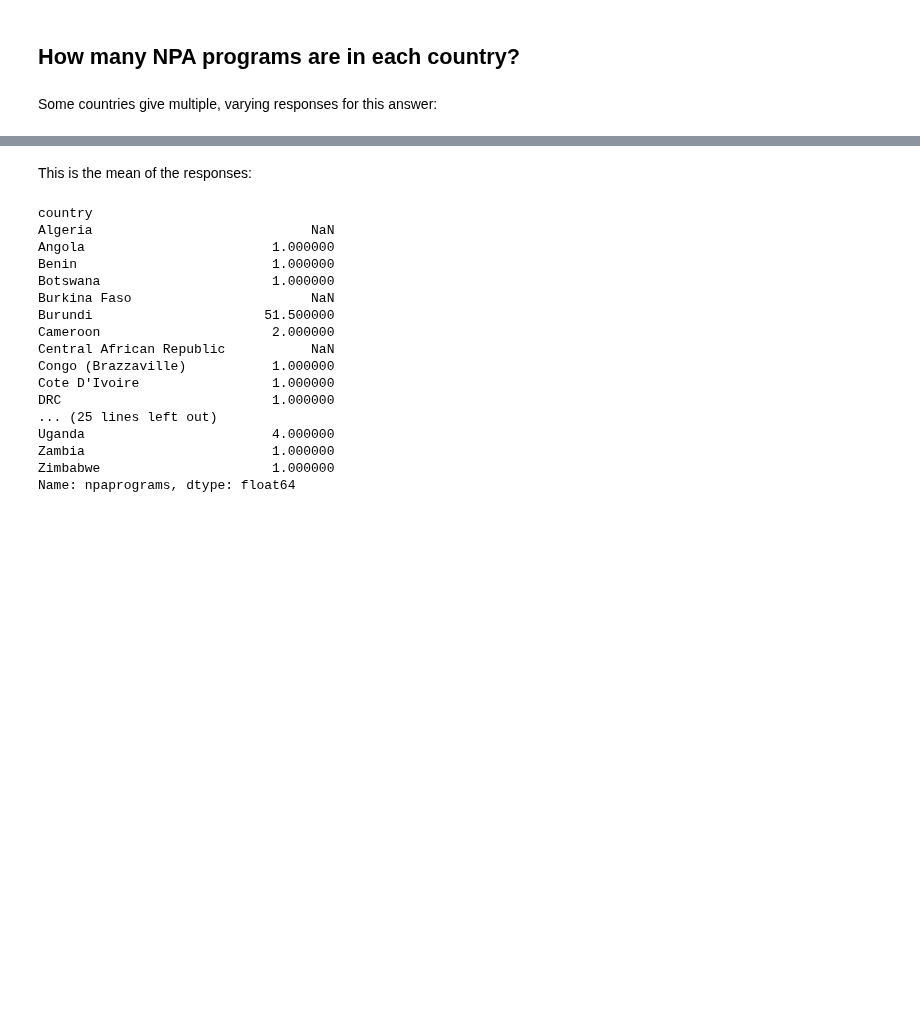
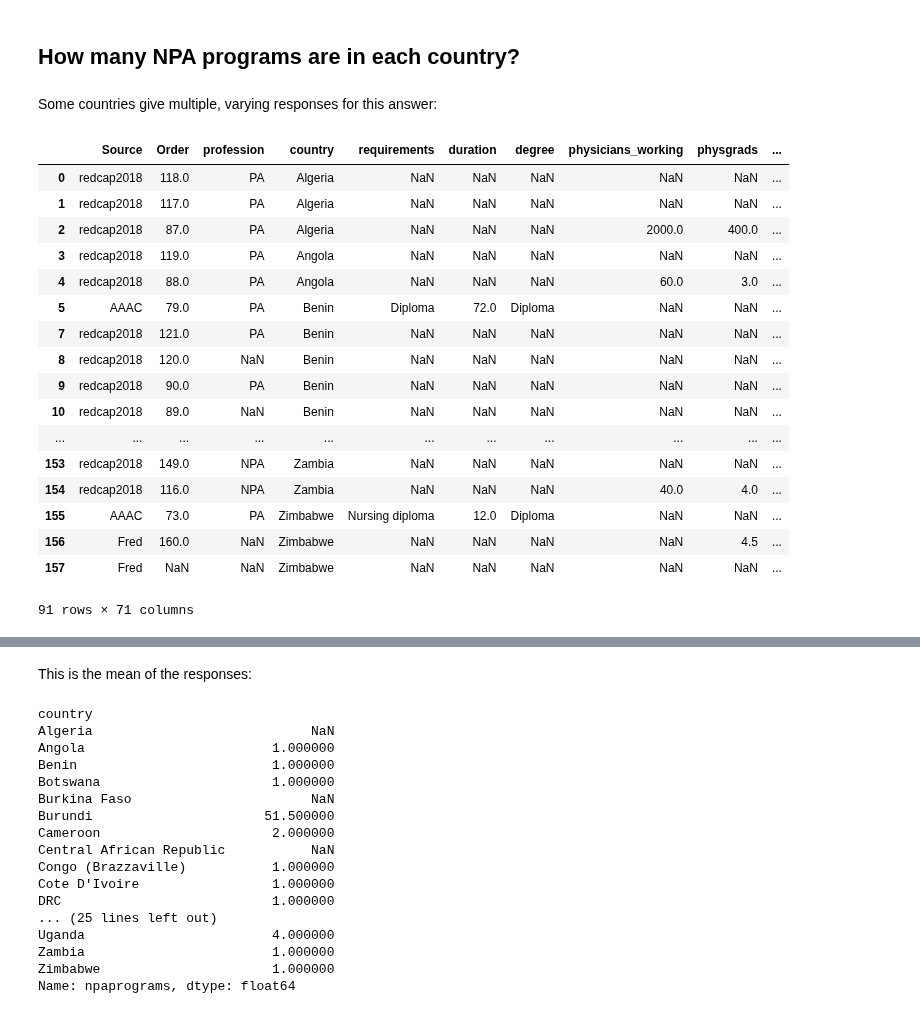
Before and after one commit to lawtj/npa, a Jupyter notebook: npa data.ipynb, the cells around one changed output, grey strips where cells are left out. Saved outputs shown, nothing was run; the diff lists cells and outputs as text; code cells hidden in the pictures; blank space fills up the shorter version.

```diff
--- a/npa data.ipynb
+++ b/npa data.ipynb
@@ -1013,3 +1060,24 @@ ax = sb.catplot(y='duration', x='index', data=t1, aspect =2)
 ## How many NPA programs are in each country?
 # %% [markdown]
 Some countries give multiple, varying responses for this answer:
+# %%
+newsurveys
+# %% [output]
+|  | Source | Order | profession | country | requirements | duration | degree | physicians_working | physgrads | ... |
+| 0 | redcap2018 | 118.0 | PA | Algeria | NaN | NaN | NaN | NaN | NaN | ... |
+| 1 | redcap2018 | 117.0 | PA | Algeria | NaN | NaN | NaN | NaN | NaN | ... |
+| 2 | redcap2018 | 87.0 | PA | Algeria | NaN | NaN | NaN | 2000.0 | 400.0 | ... |
+| 3 | redcap2018 | 119.0 | PA | Angola | NaN | NaN | NaN | NaN | NaN | ... |
+| 4 | redcap2018 | 88.0 | PA | Angola | NaN | NaN | NaN | 60.0 | 3.0 | ... |
+| 5 | AAAC | 79.0 | PA | Benin | Diploma | 72.0 | Diploma | NaN | NaN | ... |
+| 7 | redcap2018 | 121.0 | PA | Benin | NaN | NaN | NaN | NaN | NaN | ... |
+| 8 | redcap2018 | 120.0 | NaN | Benin | NaN | NaN | NaN | NaN | NaN | ... |
+| 9 | redcap2018 | 90.0 | PA | Benin | NaN | NaN | NaN | NaN | NaN | ... |
+| 10 | redcap2018 | 89.0 | NaN | Benin | NaN | NaN | NaN | NaN | NaN | ... |
+| ... | ... | ... | ... | ... | ... | ... | ... | ... | ... | ... |
+| 153 | redcap2018 | 149.0 | NPA | Zambia | NaN | NaN | NaN | NaN | NaN | ... |
+| 154 | redcap2018 | 116.0 | NPA | Zambia | NaN | NaN | NaN | 40.0 | 4.0 | ... |
+| 155 | AAAC | 73.0 | PA | Zimbabwe | Nursing diploma | 12.0 | Diploma | NaN | NaN | ... |
+| 156 | Fred | 160.0 | NaN | Zimbabwe | NaN | NaN | NaN | NaN | 4.5 | ... |
+| 157 | Fred | NaN | NaN | Zimbabwe | NaN | NaN | NaN | NaN | NaN | ... |
+91 rows × 71 columns
```
Also changed, not shown: parts of 46 cells of this notebook.
